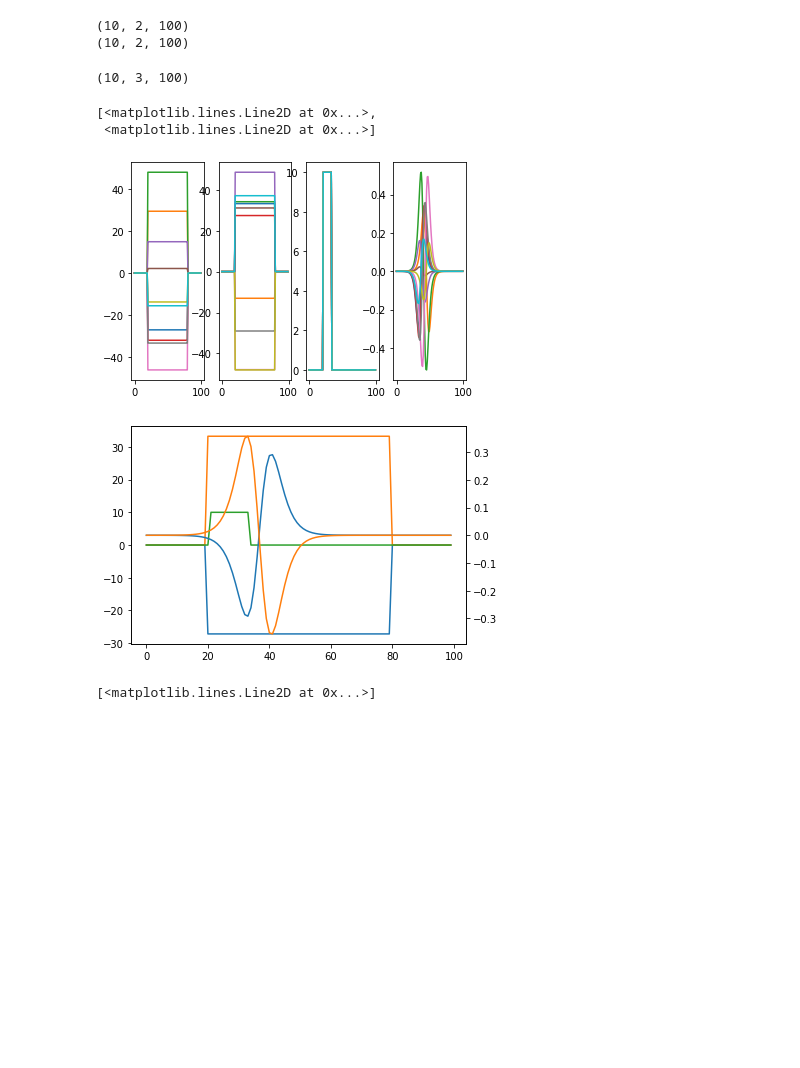
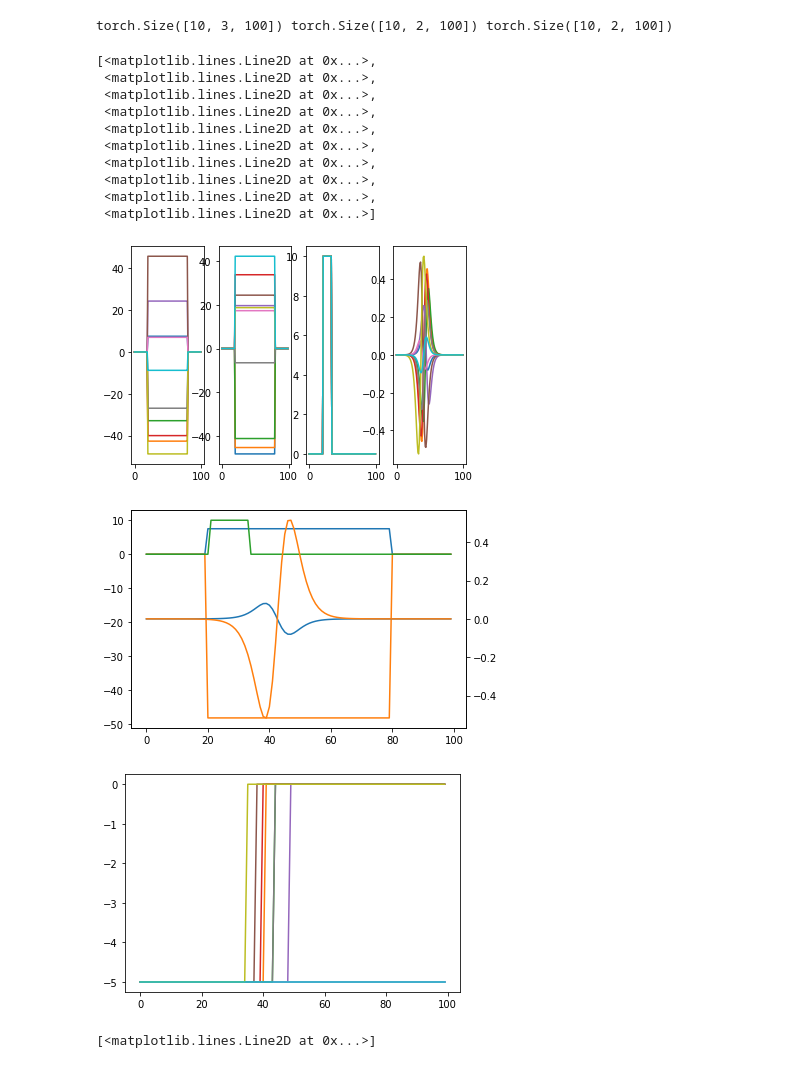
Before and after one commit to xlsun79/CS230Project, a Jupyter notebook: RNN_supervised.ipynb, the cells around one changed output. Saved outputs shown, nothing was run; the diff lists cells and outputs as text; code cells hidden in the pictures; blank space fills up the shorter version.

Commit message:
add curl forces

```diff
--- a/RNN_supervised.ipynb
+++ b/RNN_supervised.ipynb
@@ -90,7 +90,7 @@ class MonkRNN(nn.Module):
         return dv, h_new
 # %%
 class GenerateInputTargetTimeseries():
-    def __init__(self):
+    def __init__(self,curl=False):
         self.max_pos = 50
         self.min_pos = -50
         self.max_target_acc = 1
@@ -101,7 +101,7 @@ class GenerateInputTargetTimeseries():
         self.max_go_delay = 10
         self.width_go_cue=5
         self.tau=3 # time constant for generating sigmoidal movements
-        self.curl=False
+        self.curl=curl
         self.curl_xlims = [-20,20]
         self.curl_xmag=-5
         self.curl_ymag = 0
@@ -145,37 +145,49 @@ class GenerateInputTargetTimeseries():
         CURL = np.zeros((m,2,self.Tx))
         if self.curl:
             # apply x curl
-            CURL[:,0,:] =
+            curlx = CURL[:,0,:]
+            curlx[(pos[:,0,:]>=self.curl_xlims[0]) & (pos[:,0,:]<=self.curl_xlims[1])] = self.curl_xmag
             # apply y curl
+            curly= CURL[:,1,:]
+            curly[(pos[:,1,:]>=self.curl_ylims[0]) & (pos[:,1,:]<=self.curl_ylims[1])] = self.curl_xmag
 
         # create curl
-        return torch.from_numpy(X).to(device), torch.from_numpy(Y).to(device)#, CURL
+        return torch.from_numpy(X).to(device), torch.from_numpy(Y).to(device), torch.from_numpy(CURL).to(device)
 # %%
-dataclass = GenerateInputTargetTimeseries()
-X,Y= dataclass.get_minibatch(10)
+dataclass = GenerateInputTargetTimeseries(curl=True)
+X,Y,CURL= dataclass.get_minibatch(10)
-# %% [output]
-(10, 2, 100)
-(10, 2, 100)
 # %%
-print(X.shape)
+print(X.shape,Y.shape,CURL.shape)
 # %% [output]
-(10, 3, 100)
+torch.Size([10, 3, 100]) torch.Size([10, 2, 100]) torch.Size([10, 2, 100])
 # %%
 f,ax = plt.subplots(1,4)
 ax[0].plot(X[:,0,:].T)
 ax[1].plot(X[:,1,:].T)
 ax[2].plot(X[:,2,:].T)
 ax[3].plot(Y[:,0,:].T)
 
 f,ax = plt.subplots()
 ax.plot(X[0,:,:].T)
 ax2 = ax.twinx()
 ax2.plot(Y[0,:,:].T)
+
+f,ax = plt.subplots()
+ax.plot(CURL[:,0,:].T)
 # %% [output]
 [<matplotlib.lines.Line2D at 0x...>,
+ <matplotlib.lines.Line2D at 0x...>,
+ <matplotlib.lines.Line2D at 0x...>,
+ <matplotlib.lines.Line2D at 0x...>,
+ <matplotlib.lines.Line2D at 0x...>,
+ <matplotlib.lines.Line2D at 0x...>,
+ <matplotlib.lines.Line2D at 0x...>,
+ <matplotlib.lines.Line2D at 0x...>,
+ <matplotlib.lines.Line2D at 0x...>,
  <matplotlib.lines.Line2D at 0x...>]
-[figure, old version]
+[figure, new version]
-[figure, old version]
+[figure, new version]
+[figure, added]
 # %%
 t = np.linspace(0,100)
 f,ax = plt.subplots()
```
